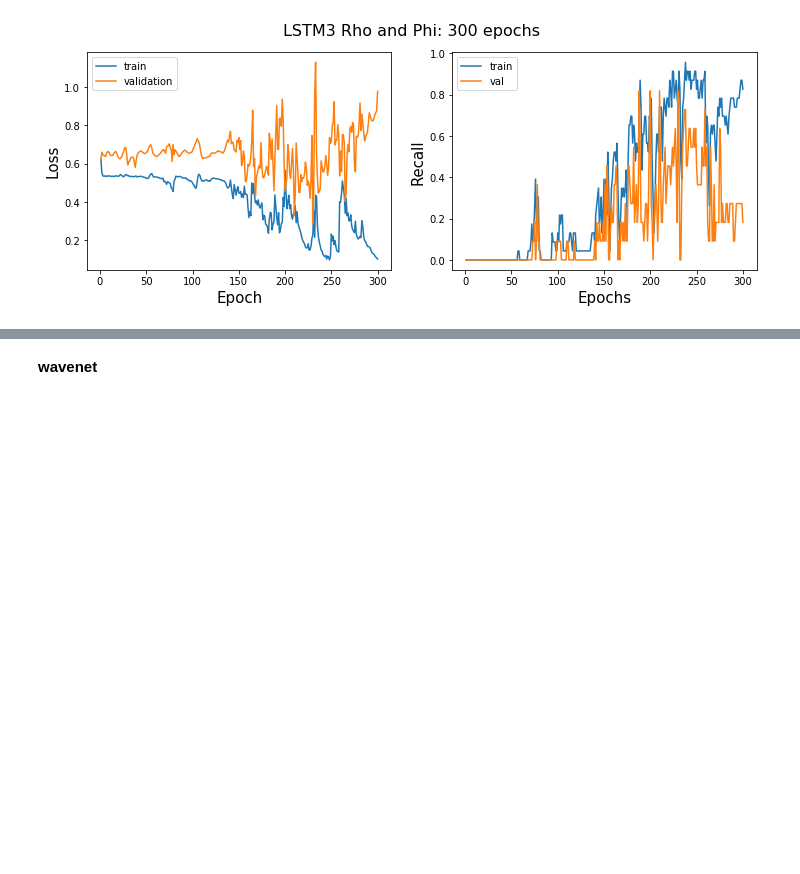
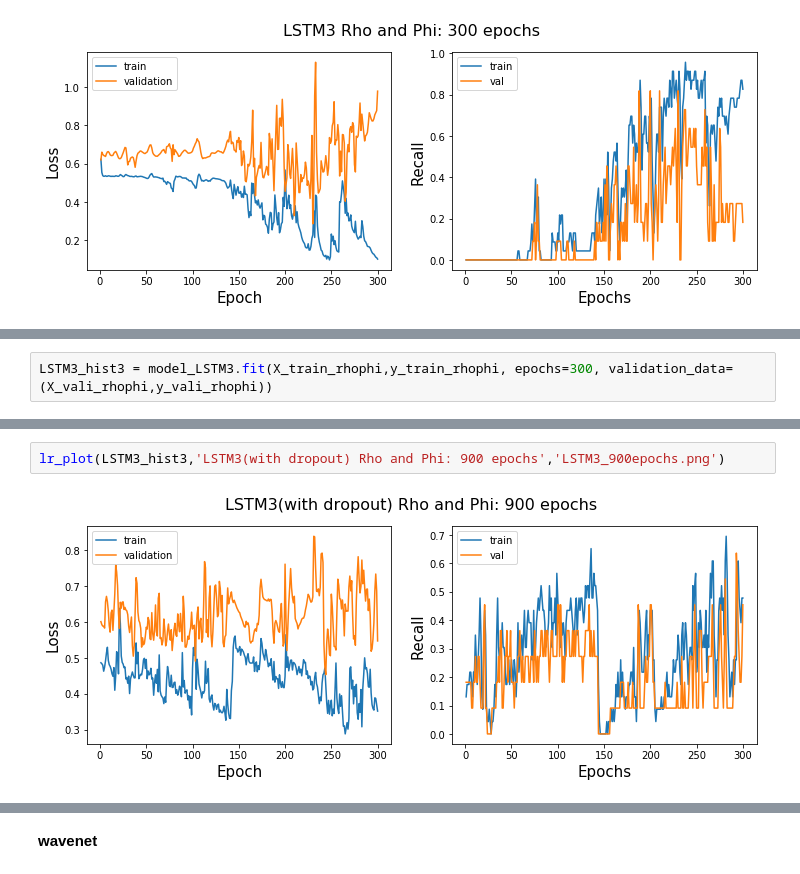
Before and after one commit to Iguanacolossus/Capstone3-TBA, a Jupyter notebook: notebooks/HAR-classification.ipynb, the cells around one changed output, grey strips where cells are left out. Cells and saved outputs as stored; diff of their text form; blank space fills up the shorter version.

```diff
--- a/notebooks/HAR-classification.ipynb
+++ b/notebooks/HAR-classification.ipynb
@@ -723,0 +728,2 @@ maybe trasin this longer
+# %%
+LSTM3_hist3 = model_LSTM3.fit(X_train_rhophi,y_train_rhophi, epochs=300, validation_data=(X_vali_rhophi,y_vali_rhophi))
@@ -723,0 +748,4 @@ maybe trasin this longer
+# %%
+lr_plot(LSTM3_hist3,'LSTM3(with dropout) Rho and Phi: 900 epochs','LSTM3_900epochs.png')
+# %% [output]
+[figure, added]
```
Also changed, not shown: parts of 45 cells of this notebook, 2 other files.
